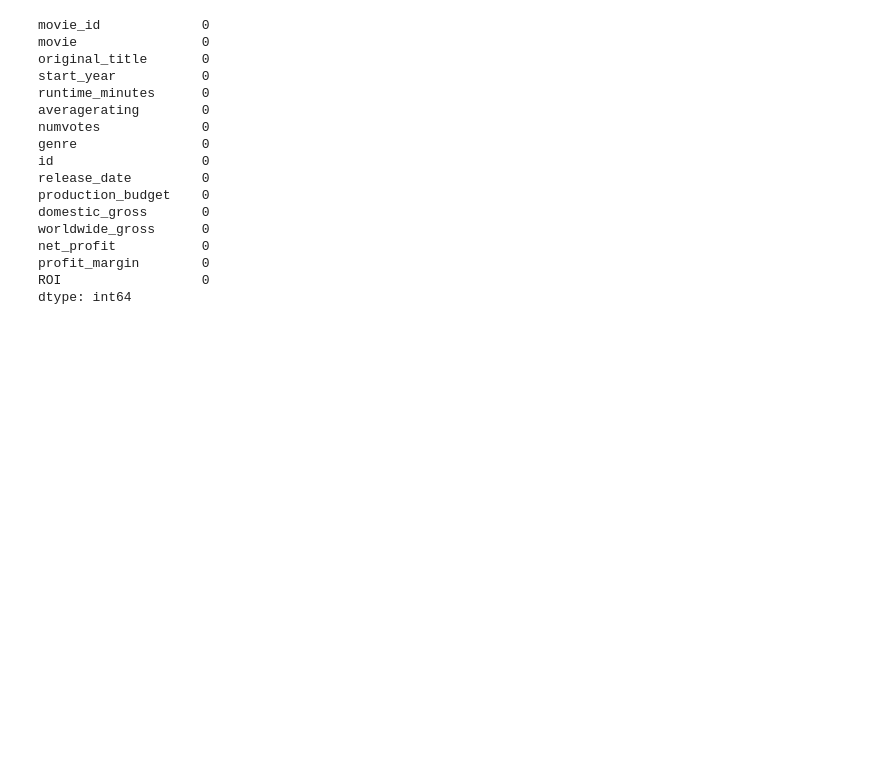
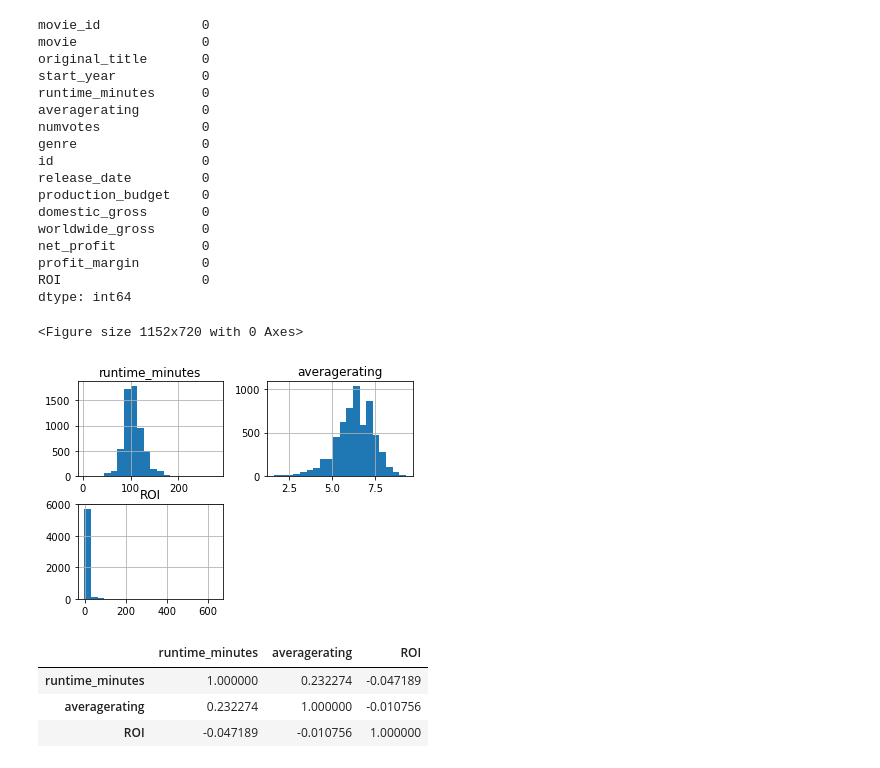
Before and after one commit to Kamaukaguru/dsc-phase-1-project-v2-4, a Jupyter notebook: student.ipynb, the cells around one changed output. Cells and saved outputs as stored; diff of their text form; code cells hidden in the pictures; blank space fills up the shorter version.

```diff
--- a/student.ipynb
+++ b/student.ipynb
@@ -140,7 +140,7 @@ budgets1.head()
 # Calculate the net profit and profit margin for each movie
 budgets1['net_profit'] = budgets1['worldwide_gross'] - budgets1['production_budget']
 budgets1['profit_margin'] = round(budgets1['net_profit'] / budgets1['worldwide_gross'], 4)
-budgets1['ROI'] = round(((budgets1['domestic_gross'] + budgets1['worldwide_gross']) - budgets1['production_budget']) / budgets1['production_budget'] * 100, 2)
+budgets1['ROI'] = round(((budgets1['domestic_gross'] + budgets1['worldwide_gross']) - budgets1['production_budget']) / budgets1['production_budget'] , 2)
 # %%
 #Print the results
 budgets1.head(10)
@@ -664,3 +680,22 @@ dtype: int64
 # %%
 #convert the release dates into a suitable datetime format for analysis
 merged_df4['release_date'] = pd.to_datetime(merged_df4['release_date'])
+# %%
+#Visualize the distribution of runtime, ratings, and ROI using histograms
+plt.figure(figsize=(16, 10))  # Adjust the size as needed
+merged_df4[['runtime_minutes', 'averagerating', 'ROI']].hist(bins=20)
+plt.xlabel('Values')
+plt.ylabel('Frequency')
+plt.title('Histogram of Runtime Minutes, Average Rating, and ROI')
+plt.show()
+# %% [output]
+<Figure size 1152x720 with 0 Axes>
+[figure, added]
+# %%
+#Check for correlations between variables:
+merged_df4[['runtime_minutes', 'averagerating', 'ROI']].corr()
+# %% [output]
+|  | runtime_minutes | averagerating | ROI |
+| runtime_minutes | 1.000000 | 0.232274 | -0.047189 |
+| averagerating | 0.232274 | 1.000000 | -0.010756 |
+| ROI | -0.047189 | -0.010756 | 1.000000 |
```
Also changed, not shown: parts of 12 cells of this notebook.
